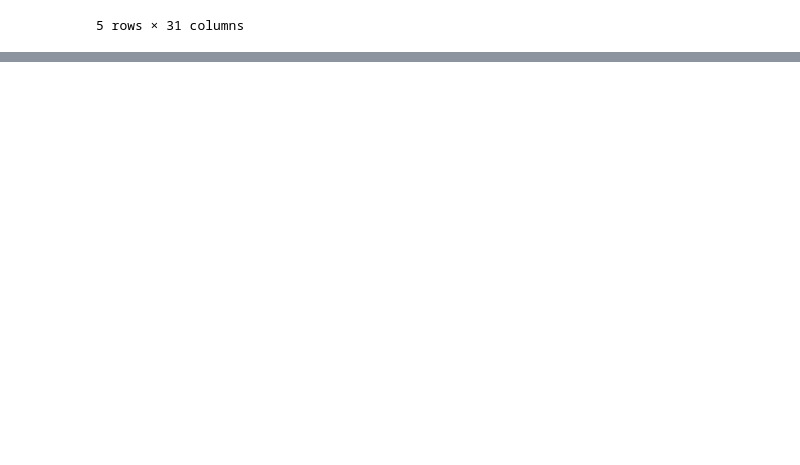
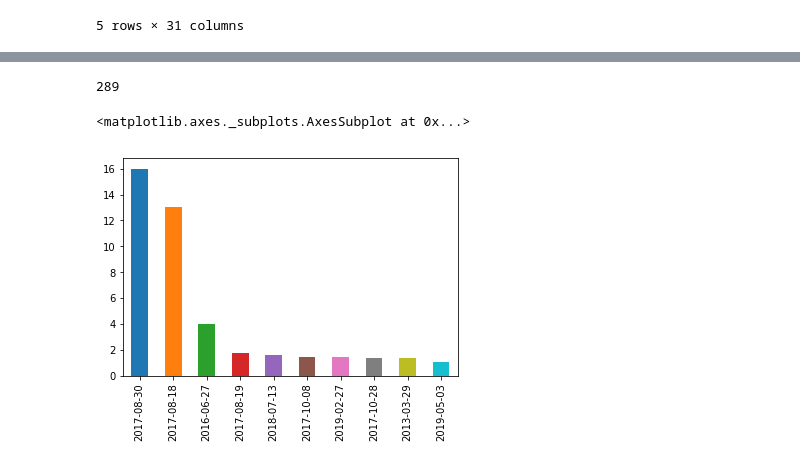
Before and after one commit to Carlping/Information-operations-directed-at-Hong-Kong, a Jupyter notebook: twitter_eda.ipynb, the cells around one changed output, grey strips where cells are left out. Cells and saved outputs as stored; diff of their text form; code cells hidden in the pictures; blank space fills up the shorter version.

Commit message:
add user info and one plot

```diff
--- a/twitter_eda.ipynb
+++ b/twitter_eda.ipynb
@@ -5,3 +10,4 @@ import matplotlib as mlb
 # %%
-df = pd.read_csv("china_082019_1_tweets_csv_hashed.csv")
+tweet = pd.read_csv("china_082019_1_tweets_csv_hashed.csv")
+user = pd.read_csv("china_082019_1_users_csv_hashed.csv")
 # %%
@@ -35,2 +64,15 @@ df.astype
+# %%
+
+
+user['account_creation_date'].nunique()
+#user['create_m'] = pd.to_datetime(user['account_creation_date']).dt.month
+# %% [output]
+289
+# %%
+fig = plt.figure()
+((pd.value_counts(user['account_creation_date'])[:10])/744*100).plot.bar()
+# %% [output]
+<matplotlib.axes._subplots.AxesSubplot at 0x...>
+[figure, added]
 # %%
 df.info
```
Also changed, not shown: parts of 10 cells of this notebook.
